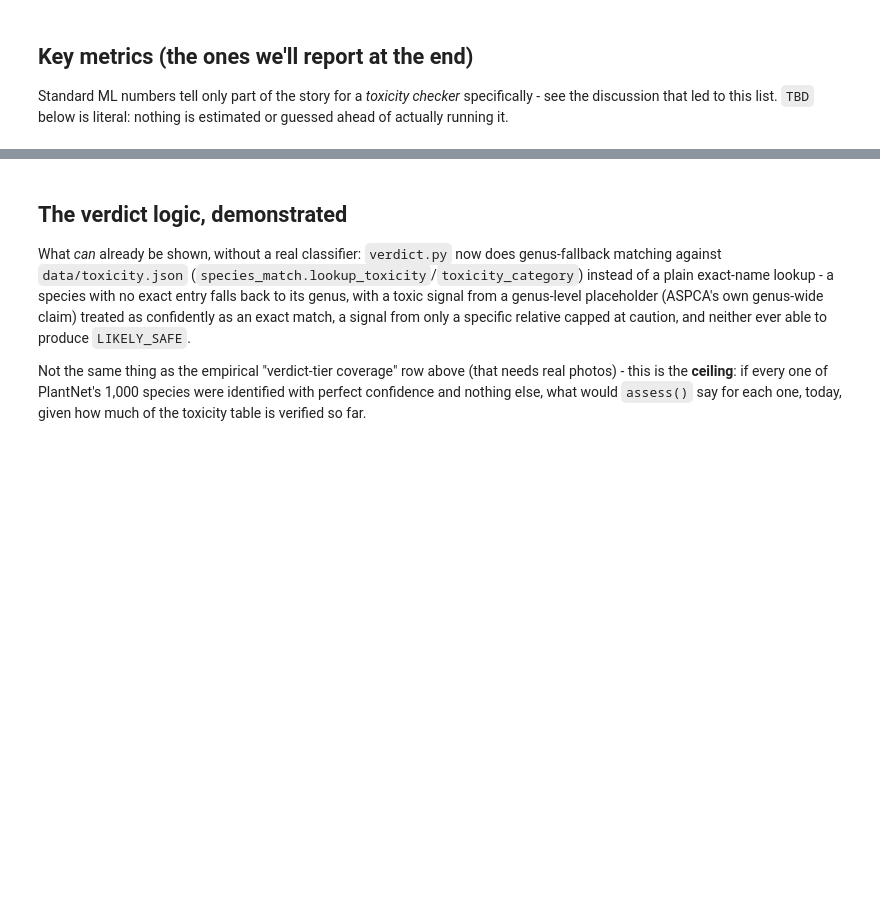
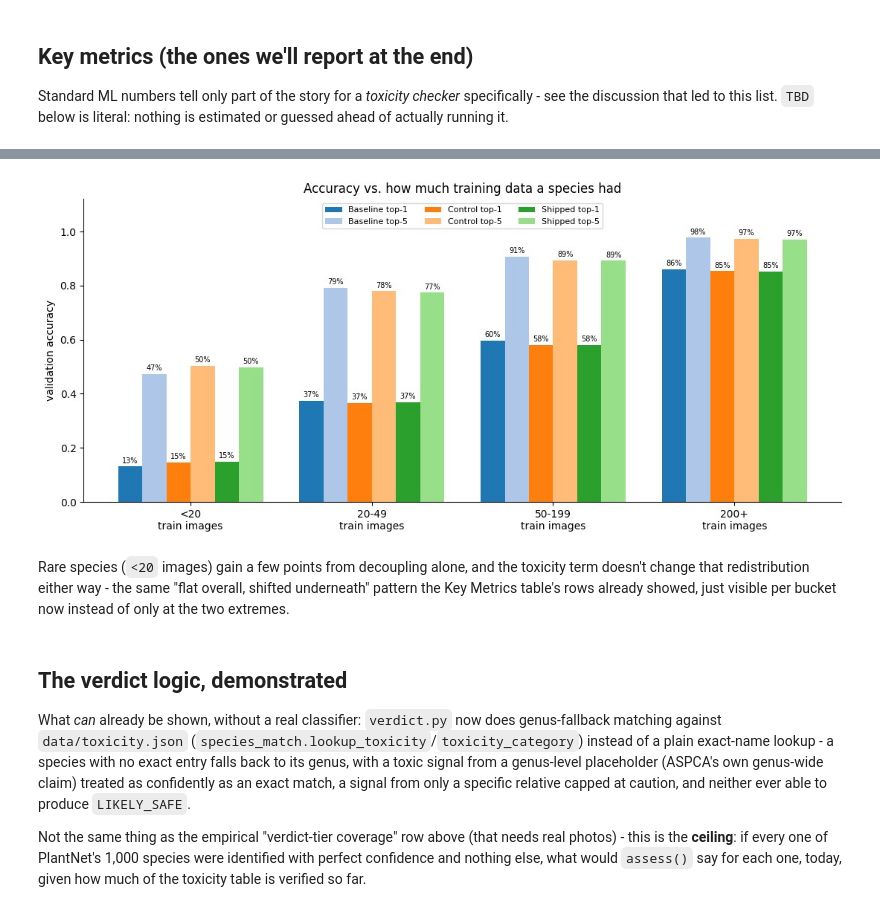
Before and after one commit to carltoast/purr-ceptron, a Jupyter notebook: notebooks/00_project_overview.ipynb, the cells around one changed output, grey strips where cells are left out. Drawn from its saved outputs; the diff is of its cells as text; code cells hidden in the pictures; blank space fills up the shorter version.

```diff
--- a/notebooks/00_project_overview.ipynb
+++ b/notebooks/00_project_overview.ipynb
@@ -310,0 +369,16 @@ measurement, not something to compute ahead of time.
+# %%
+BUCKET_ORDER = ["<20", "20-49", "50-199", "200+"]
+BUCKET_MODELS = [
+    ("Baseline", baseline_breakdown),
+    ("Control", control_breakdown),
+    ("Shipped", shipped_breakdown),
+]
+
+bucket_comparison_df = pd.DataFrame({
+    f"{label} top-{k}": [
+        breakdown["buckets"][b][f"top{k}_accuracy"] for b in BUCKET_ORDER
+    ]
+    for label, breakdown in BUCKET_MODELS
+    for k in (1, 5)
+}, index=BUCKET_ORDER)
+bucket_comparison_df
@@ -311,3 +391,38 @@ measurement, not something to compute ahead of time.
+# %%
+fig, ax = plt.subplots(figsize=(11, 5))
+x = np.arange(len(BUCKET_ORDER))
+n_models = len(BUCKET_MODELS)
+model_width = 0.8 / n_models
+bar_width = model_width / 2
+tab20 = plt.cm.tab20.colors  # (dark, light) pairs per hue: blue, orange, green, ...
+
+for m, (label, breakdown) in enumerate(BUCKET_MODELS):
+    top1 = [breakdown["buckets"][b]["top1_accuracy"] for b in BUCKET_ORDER]
+    top5 = [breakdown["buckets"][b]["top5_accuracy"] for b in BUCKET_ORDER]
+    center = x + (m - (n_models - 1) / 2) * model_width
+    dark, light = tab20[2 * m], tab20[2 * m + 1]
+
+    bars1 = ax.bar(center - bar_width / 2, top1, bar_width, color=dark, label=f"{label} top-1")
+    bars5 = ax.bar(center + bar_width / 2, top5, bar_width, color=light, label=f"{label} top-5")
+    ax.bar_label(bars1, labels=[f"{v:.0%}" for v in top1], fontsize=7, padding=2)
+    ax.bar_label(bars5, labels=[f"{v:.0%}" for v in top5], fontsize=7, padding=2)
+
+ax.set_xticks(x)
+ax.set_xticklabels([f"{b}\ntrain images" for b in BUCKET_ORDER])
+ax.set_ylabel("validation accuracy")
+ax.set_ylim(0, 1.12)
+ax.set_title("Accuracy vs. how much training data a species had")
+ax.legend(fontsize=8, ncol=3, loc="upper center")
+plt.tight_layout()
+plt.show()
+# %% [output]
+[figure, added]
+# %% [markdown]
+Rare species (`<20` images) gain a few points from decoupling
+alone, and the toxicity term doesn't change that redistribution
+either way - the same "flat overall, shifted underneath" pattern the
+Key Metrics table's rows already showed, just visible per bucket now
+instead of only at the two extremes.
 # %% [markdown]
 ## The verdict logic, demonstrated
 
```
Also changed, not shown: parts of 14 cells of this notebook.
